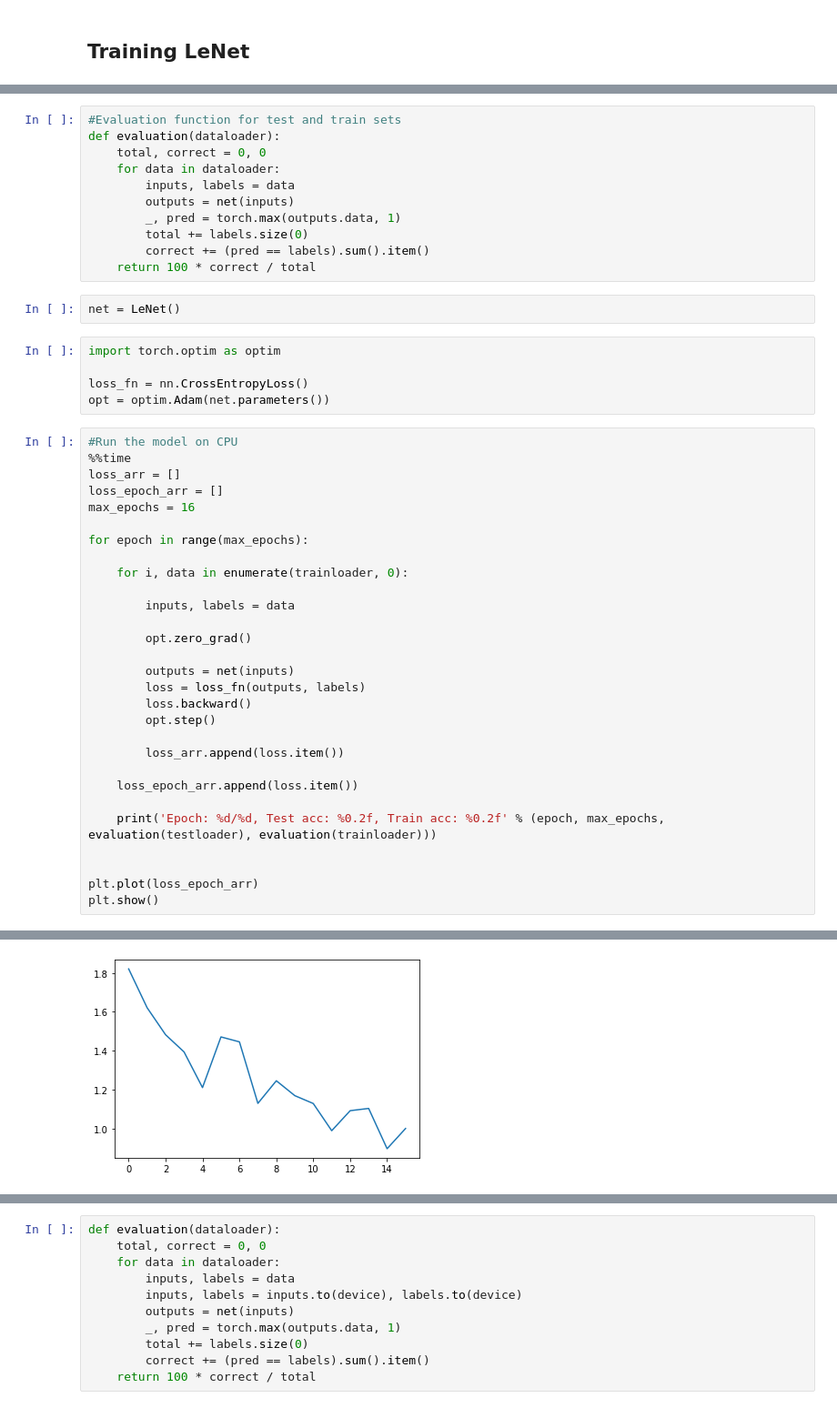
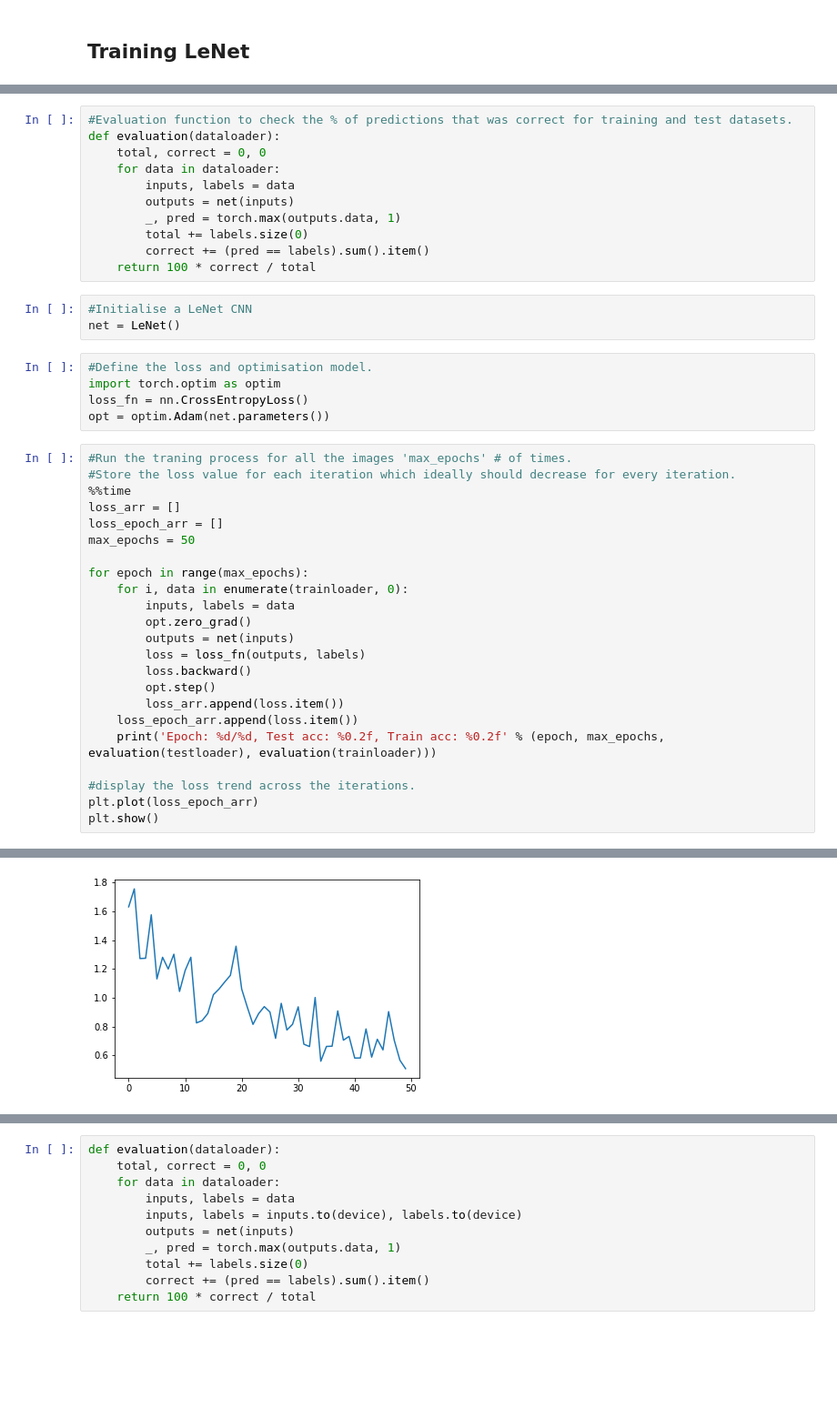
Before and after one commit to jim-j-james/PadhAI_Deep_Learning, a Jupyter notebook: 0429_PyTorchCNN.ipynb, the cells around one changed output, grey strips where cells are left out. Shown at 91% size. Cells and saved outputs as stored; diff of their text form; blank space fills up the shorter version.

```diff
--- a/0429_PyTorchCNN.ipynb
+++ b/0429_PyTorchCNN.ipynb
@@ -307,7 +322,7 @@ testloader = torch.utils.data.DataLoader(testset, batch_size=batch_size, shuffle
 Files already downloaded and verified
 Files already downloaded and verified
 # %%
-#Evaluation function for test and train sets
+#Evaluation function to check the % of predictions that was correct for training and test datasets.
 def evaluation(dataloader):
     total, correct = 0, 0
     for data in dataloader:
@@ -317,40 +332,35 @@ def evaluation(dataloader):
         total += labels.size(0)
         correct += (pred == labels).sum().item()
     return 100 * correct / total
-# %%
-net = LeNet()
+# %%
+#Initialise a LeNet CNN
+net = LeNet()
 # %%
+#Define the loss and optimisation model.
 import torch.optim as optim
-
 loss_fn = nn.CrossEntropyLoss()
 opt = optim.Adam(net.parameters())
 # %%
-#Run the model on CPU
+#Run the traning process for all the images 'max_epochs' # of times.
+#Store the loss value for each iteration which ideally should decrease for every iteration.
 %%time
 loss_arr = []
 loss_epoch_arr = []
-max_epochs = 16
+max_epochs = 50
 
 for epoch in range(max_epochs):
-
     for i, data in enumerate(trainloader, 0):
-
         inputs, labels = data
-
         opt.zero_grad()
-
         outputs = net(inputs)
         loss = loss_fn(outputs, labels)
         loss.backward()
         opt.step()
-
         loss_arr.append(loss.item())
-
     loss_epoch_arr.append(loss.item())
-
     print('Epoch: %d/%d, Test acc: %0.2f, Train acc: %0.2f' % (epoch, max_epochs, evaluation(testloader), evaluation(trainloader)))
 
-
+#display the loss trend across the iterations.
 plt.plot(loss_epoch_arr)
 plt.show()
 # %% [output]
@@ -373 +384 @@ Epoch: 15/16, Test acc: 56.06, Train acc: 65.12
-[figure, old version]
+[figure, new version]
```
Also changed, not shown: parts of 52 cells of this notebook.
